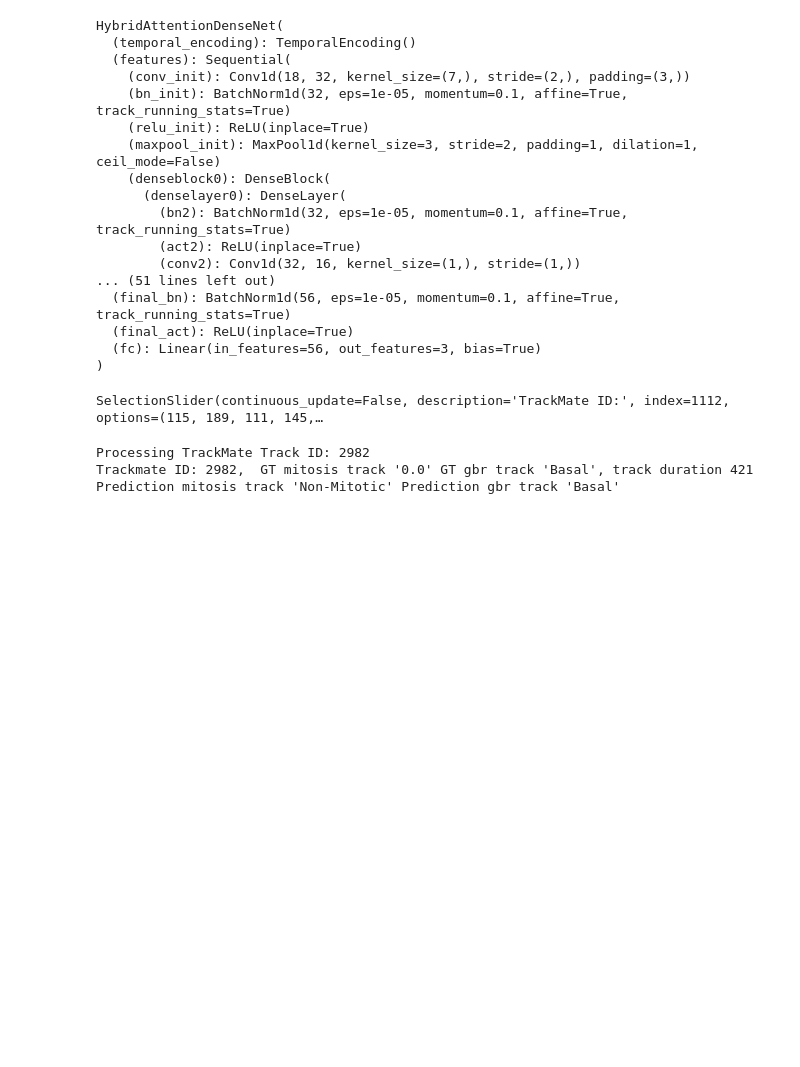
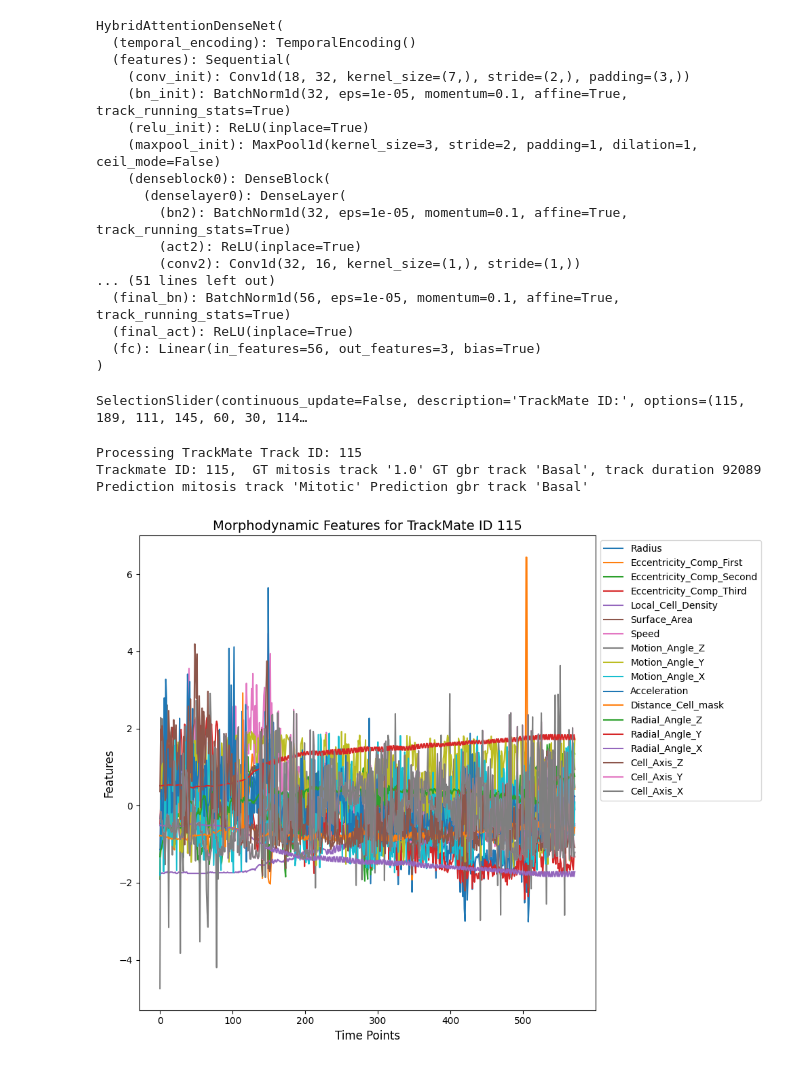
Before and after one commit to kapoorlab/CopenhagenWorkflow, a Jupyter notebook: inception_demo.ipynb, the cells around one changed output. Saved outputs shown, nothing was run; the diff lists cells and outputs as text; code cells hidden in the pictures; blank space fills up the shorter version.

Commit message:
figure

```diff
--- a/inception_demo.ipynb
+++ b/inception_demo.ipynb
@@ -105,34 +107,53 @@ trackmate_textbox = widgets.BoundedIntText(
 
 
 
 def process_trackmate_id(trackmate_id):
 
 
     clear_output(wait=True)
     display(trackmate_slider)
     print(f"Processing TrackMate Track ID: {trackmate_id}")
 
     gbr_prediction = inception_model_prediction(tracks_dataframe, trackmate_id, tracklet_length, class_map_gbr, morphodynamic_model=gbr_morpho_torch_model, device=device)
     mitosis_prediction = inception_model_prediction(tracks_dataframe, trackmate_id, tracklet_length, class_map_mitosis, morphodynamic_model=mitosis_morpho_torch_model, device=device)
     if len(tracks_dataframe[tracks_dataframe['TrackMate Track ID'] == trackmate_id]) > 0:
         track_duration = tracks_dataframe[tracks_dataframe['TrackMate Track ID'] == trackmate_id]['Track Duration'].iloc[0]
         track_mitosis = tracks_dataframe[tracks_dataframe['TrackMate Track ID'] == trackmate_id]['Dividing'].iloc[0]
         track_celltype = tracks_dataframe[tracks_dataframe['TrackMate Track ID'] == trackmate_id]['Cell_Type'].iloc[0]
         print(f"Trackmate ID: {trackmate_id},  GT mitosis track '{track_mitosis}' GT gbr track '{track_celltype}', track duration {track_duration}")
         print(f"Prediction mitosis track '{mitosis_prediction}' Prediction gbr track '{gbr_prediction}'")
+        morphodynamic_features = tracks_dataframe[tracks_dataframe['TrackMate Track ID'] == trackmate_id][SHAPE_DYNAMIC_FEATURES].to_numpy()
+        plt.figure(figsize=(10, 8))
+        time_points = np.arange(morphodynamic_features.shape[0])
+        for i, feature_name in enumerate(SHAPE_DYNAMIC_FEATURES):
+          plt.plot(
+            time_points,
+            morphodynamic_features[:, i],
+            label=feature_name,
+            linestyle='-'
+        )
+
+        plt.title(f'Morphodynamic Features for TrackMate ID {trackmate_id}', fontsize=14)
+        plt.xlabel('Time Points', fontsize=12)
+        plt.ylabel('Features', fontsize=12)
+        plt.legend(loc='upper left', bbox_to_anchor=(1, 1), fontsize=10)
+        plt.tight_layout()
+        plt.show()
+
     else:
         print(f'Dataframe is empty skipping {trackmate_id}')
 
 def on_slider_change(change):
     process_trackmate_id(change['new'])
 
 
 
 trackmate_slider.observe(on_slider_change, names='value')
 
 process_trackmate_id(trackmate_slider.value)
 # %% [output]
-SelectionSlider(continuous_update=False, description='TrackMate ID:', index=1112, options=(115, 189, 111, 145,…
+SelectionSlider(continuous_update=False, description='TrackMate ID:', options=(115, 189, 111, 145, 60, 30, 114…
-Processing TrackMate Track ID: 2982
-Trackmate ID: 2982,  GT mitosis track '0.0' GT gbr track 'Basal', track duration 421
-Prediction mitosis track 'Non-Mitotic' Prediction gbr track 'Basal'
+Processing TrackMate Track ID: 115
+Trackmate ID: 115,  GT mitosis track '1.0' GT gbr track 'Basal', track duration 92089
+Prediction mitosis track 'Mitotic' Prediction gbr track 'Basal'
+[figure, added]
```
Also changed, not shown: parts of 1 cell of this notebook.
